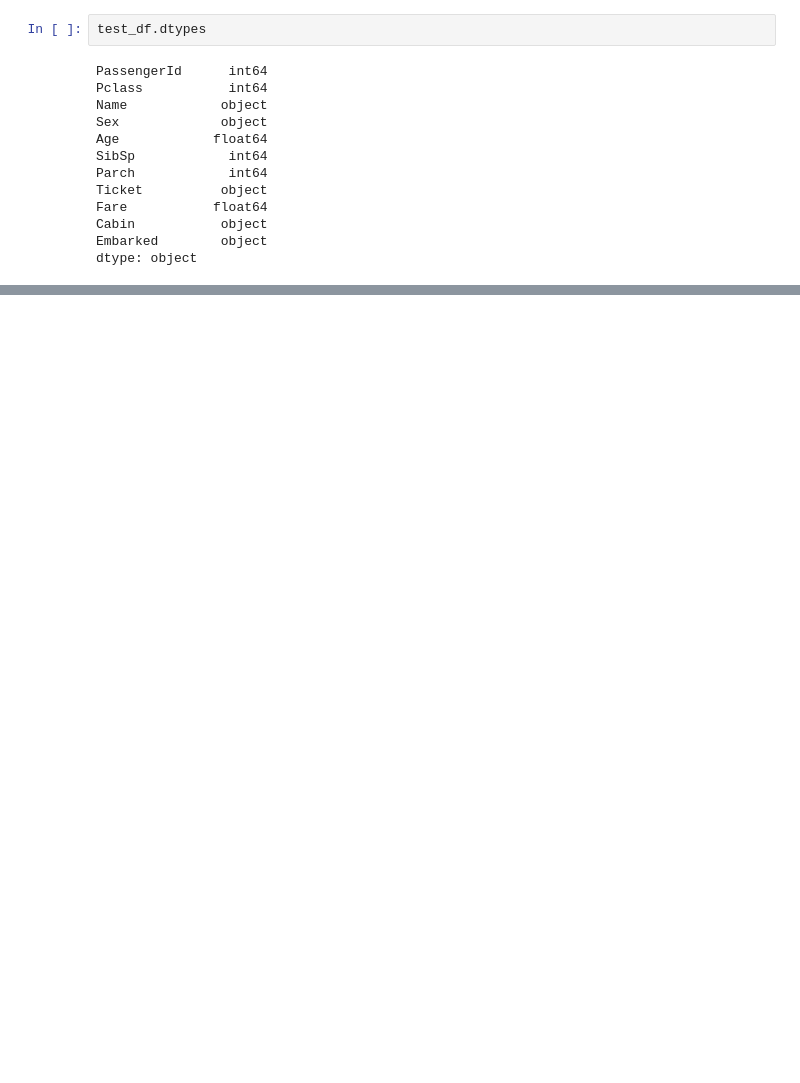
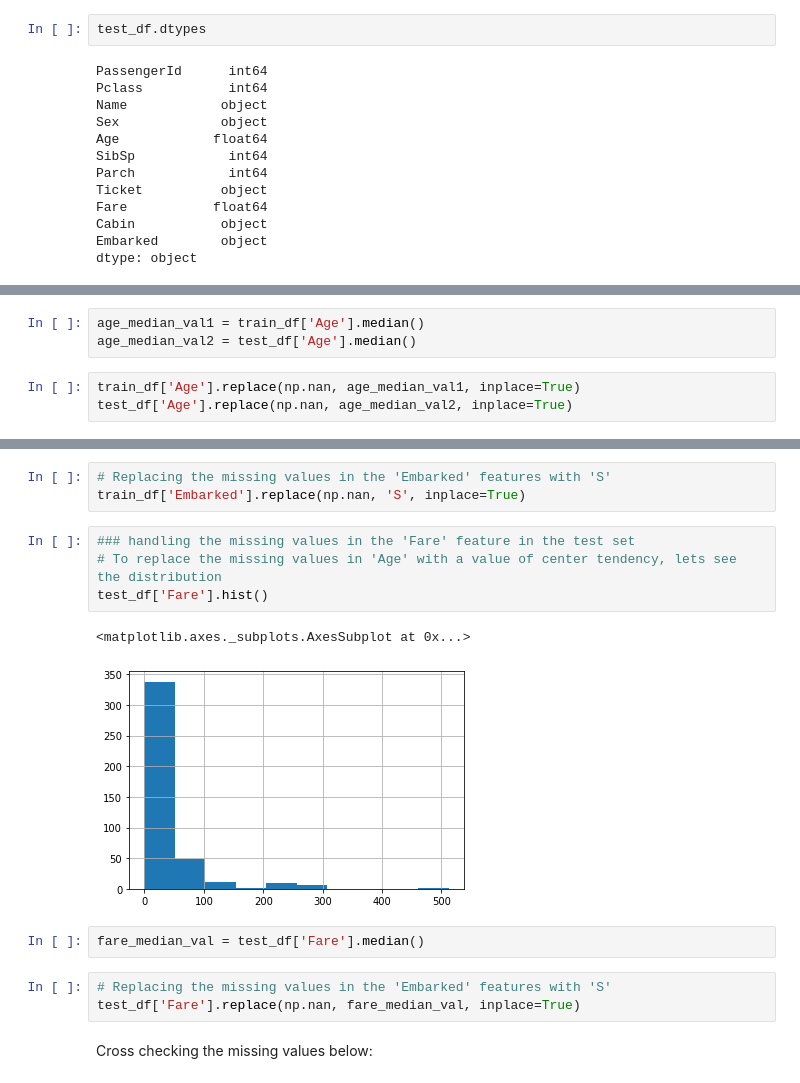
Before and after one commit to codebrain001/EAGE_YP_PVC, a Jupyter notebook: notebooks/import_cleaning.ipynb, the cells around one changed output, grey strips where cells are left out. Drawn from its saved outputs; the diff is of its cells as text; blank space fills up the shorter version.

```diff
--- a/notebooks/import_cleaning.ipynb
+++ b/notebooks/import_cleaning.ipynb
@@ -344,0 +431,6 @@ dtype: object
+# %%
+age_median_val1 = train_df['Age'].median()
+age_median_val2 = test_df['Age'].median()
+# %%
+train_df['Age'].replace(np.nan, age_median_val1, inplace=True)
+test_df['Age'].replace(np.nan, age_median_val2, inplace=True)
@@ -344,0 +447,17 @@ dtype: object
+# %%
+# Replacing the missing values in the 'Embarked' features with 'S'
+train_df['Embarked'].replace(np.nan, 'S', inplace=True)
+# %%
+### handling the missing values in the 'Fare' feature in the test set
+# To replace the missing values in 'Age' with a value of center tendency, lets see the distribution
+test_df['Fare'].hist()
+# %% [output]
+<matplotlib.axes._subplots.AxesSubplot at 0x...>
+[figure, added]
+# %%
+fare_median_val = test_df['Fare'].median()
+# %%
+# Replacing the missing values in the 'Embarked' features with 'S'
+test_df['Fare'].replace(np.nan, fare_median_val, inplace=True)
+# %% [markdown]
+Cross checking the missing values below:
```
Also changed, not shown: parts of 40 cells of this notebook.
